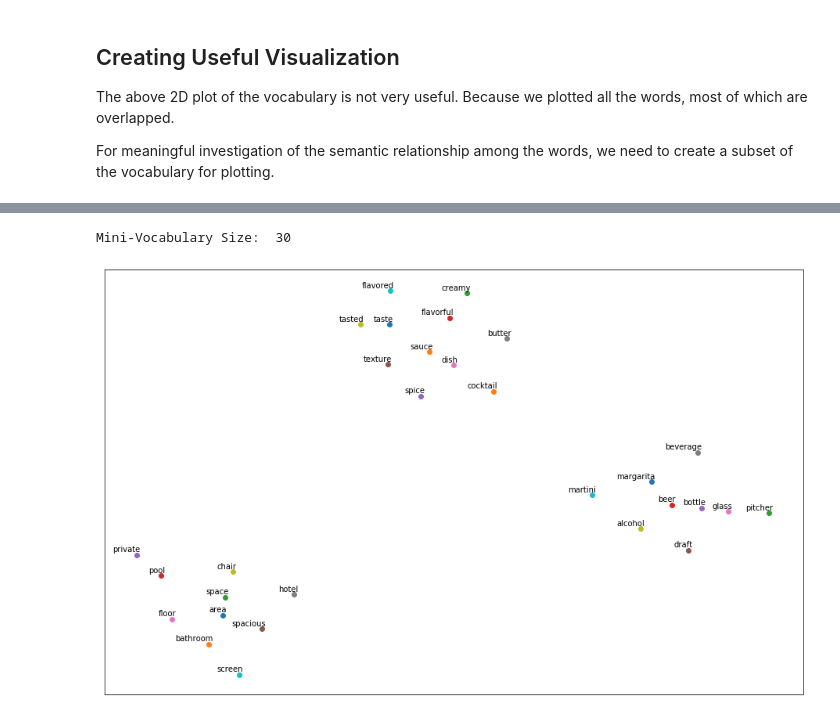
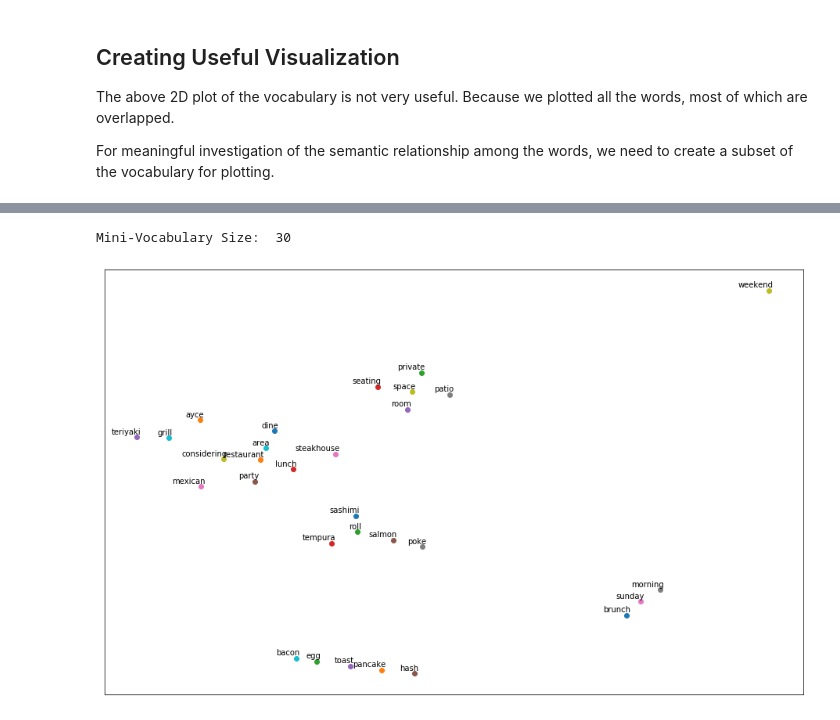
Before and after one commit to rojinadeuja/Yelp_Data_Modelling, a Jupyter notebook: 03_word_embedding_with_Word2vec.ipynb, the cells around one changed output, grey strips where cells are left out. Drawn from its saved outputs; the diff is of its cells as text; code cells hidden in the pictures.

Commit message:
Optimized model further

```diff
--- a/03_word_embedding_with_Word2vec.ipynb
+++ b/03_word_embedding_with_Word2vec.ipynb
@@ -238,7 +233,7 @@ model.save('w2v_model_yelp_review')
 ## Load the Saved Model
 # %%
 # load word2vec model
-model = Word2Vec.load('w2v_model_yelp_review')
+model = Word2Vec.load('w2v_model_yelp_review_2')
 # %% [markdown]
 ## Model Evaluation
 
@@ -440,7 +510,7 @@ Create a subset of the vocabulary that contains
 - words most similar to these words
 
 '''
-key_words = ['room', 'drink', 'flavor'] #'breakfast', 'parking', 'queen'
+key_words = ['dining', 'sushi','breakfast']
 
 words = [] # subset of vocabulary
 
@@ -470,33 +540,33 @@ for word in words:
 pca_tsne = Pipeline([("pca", PCA(n_components=0.95, random_state=42)),
 
     # perplexity should be much smaller than the size of the vocabulary
-    ("tsne", TSNE(n_components=2, perplexity=2, random_state=42)),
+    ("tsne", TSNE(n_components=2, perplexity=0.9, random_state=42)),
 ])
 
 
 new_values = pca_tsne.fit_transform(tokens)
 
 
 # get the two coordinates in two lists
 x = []
 y = []
 for value in new_values:
     x.append(value[0])
     y.append(value[1])
 
 plt.figure(figsize=(16, 10))
 for i in range(len(x)):
     plt.scatter(x[i],y[i])
     plt.annotate(labels[i],  # text of the annotation
                  xy=(x[i], y[i]), # The point (x,y) to annotate.
                  xytext=(5, 2),   # The position (x,y) to place the text at. If None, defaults to xy.
                  textcoords='offset points', # The coordinate system that xy text is given in.
                  ha='right', # horizontal alignment
                  va='bottom') # vertical alignment
 
 plt.xticks([])
 plt.yticks([])
 plt.show()
 # %% [output]
 Mini-Vocabulary Size:  30
-[figure, old version]
+[figure, new version]
```
Also changed, not shown: parts of 34 cells of this notebook.
